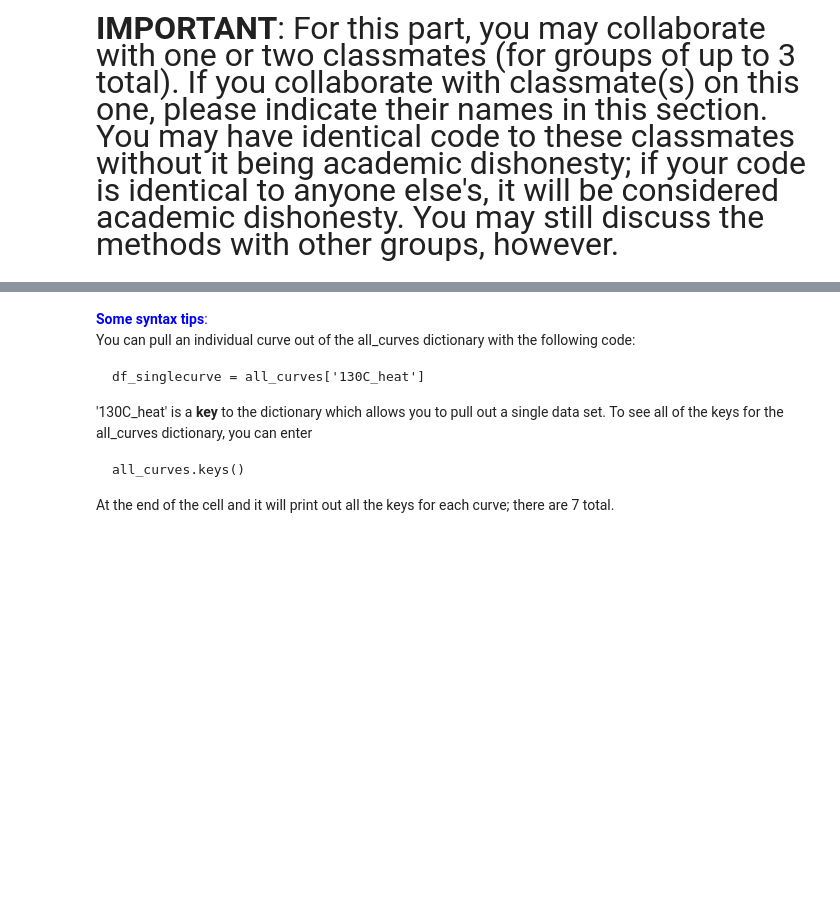
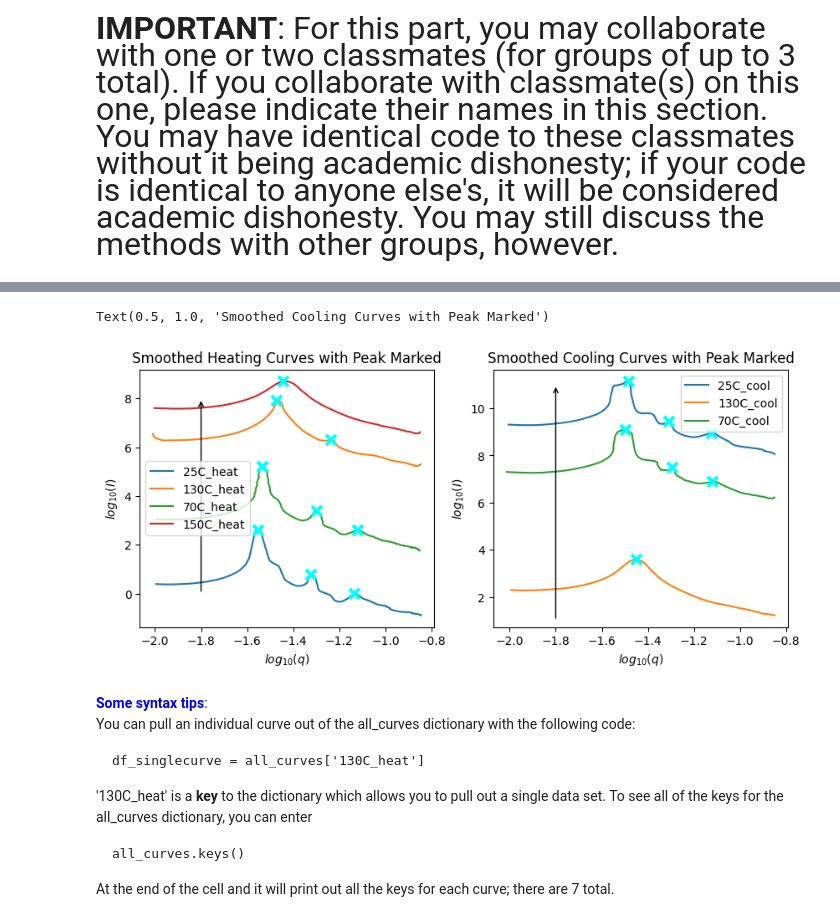
Before and after one commit to blajiness/CHE_7530-Assignments, a Jupyter notebook: Assignment3.ipynb, the cells around one changed output, grey strips where cells are left out. Cells and saved outputs as stored; diff of their text form; code cells hidden in the pictures; blank space fills up the shorter version.

```diff
--- a/Assignment3.ipynb
+++ b/Assignment3.ipynb
@@ -441,3 +511,36 @@ Full credit on this part will be given for one, two, or seven graphs (depending
+# %%
+# YOUR CODE HERE
+#peak_locs = signal.find_peaks(finalspec,width=w,prominence=p,height=h,threshold=t)
+#plt.plot(wns[peak_locs[0]], finalspec[peak_locs[0]], 'x',markersize=9,markeredgewidth=3,color='cyan')
+w = 1.5 # edit this
+p = 0.01 # edit this
+h = None # edit this
+t = None # edit this
+
+all_curves = {}
+fig, ax = plt.subplots(1,2,figsize=(10,4))
+for i in range(len(flist)):
+  all_curves[dfkeys[i]] = pd.read_csv(flist[i],names=['logq','logI'])
+  if 'cool' in dfkeys[i]:
+    ax[1].plot(all_curves[dfkeys[i]]['logq'],signal.savgol_filter(all_curves[dfkeys[i]]['logI'],window_length=10,polyorder=2),label=dfkeys[i])
+    peak_locs = signal.find_peaks(signal.savgol_filter(all_curves[dfkeys[i]]['logI'],window_length=10,polyorder=2),width=w,prominence=p,height=h,threshold=t)
+    ax[1].plot(all_curves[dfkeys[i]]['logq'][peak_locs[0]],signal.savgol_filter(all_curves[dfkeys[i]]['logI'],window_length=10,polyorder=2)[peak_locs[0]], 'x',markersize=9,markeredgewidth=3,color='cyan')
+  else:
+    ax[0].plot(all_curves[dfkeys[i]]['logq'],signal.savgol_filter(all_curves[dfkeys[i]]['logI'],window_length=10,polyorder=2),label=dfkeys[i])
+    peak_locs = signal.find_peaks(signal.savgol_filter(all_curves[dfkeys[i]]['logI'],window_length=10,polyorder=2),width=w,prominence=p,height=h,threshold=t)
+    ax[0].plot(all_curves[dfkeys[i]]['logq'][peak_locs[0]],signal.savgol_filter(all_curves[dfkeys[i]]['logI'],window_length=10,polyorder=2)[peak_locs[0]], 'x',markersize=9,markeredgewidth=3,color='cyan')
+ax[0].legend(); ax[1].legend()
+for a in ax:
+  a.set_xlabel('$log_{10}(q)$')
+  a.set_ylabel('$log_{10}(I)$')
+
+ax[0].annotate("",xy=(-1.8,8),xytext=(-1.8,0),arrowprops=dict(arrowstyle="->"))
+ax[1].annotate("",xy=(-1.8,11),xytext=(-1.8,1),arrowprops=dict(arrowstyle="->"))
+ax[0].set_title('Smoothed Heating Curves with Peak Marked')
+ax[1].set_title('Smoothed Cooling Curves with Peak Marked')
+# %% [output]
+Text(0.5, 1.0, 'Smoothed Cooling Curves with Peak Marked')
+[figure, added]
 # %%
 # YOUR CODE HERE
 # %% [markdown]
```
Also changed, not shown: parts of 22 cells of this notebook.
